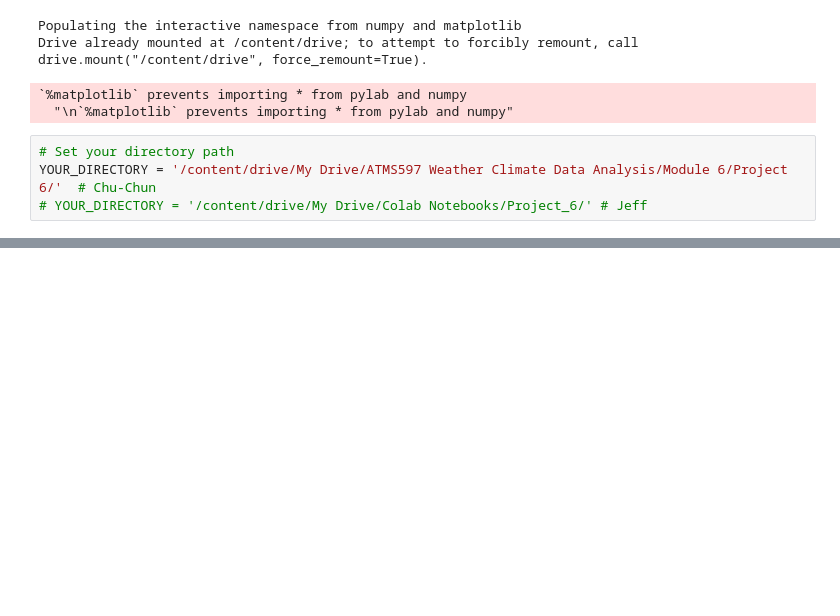
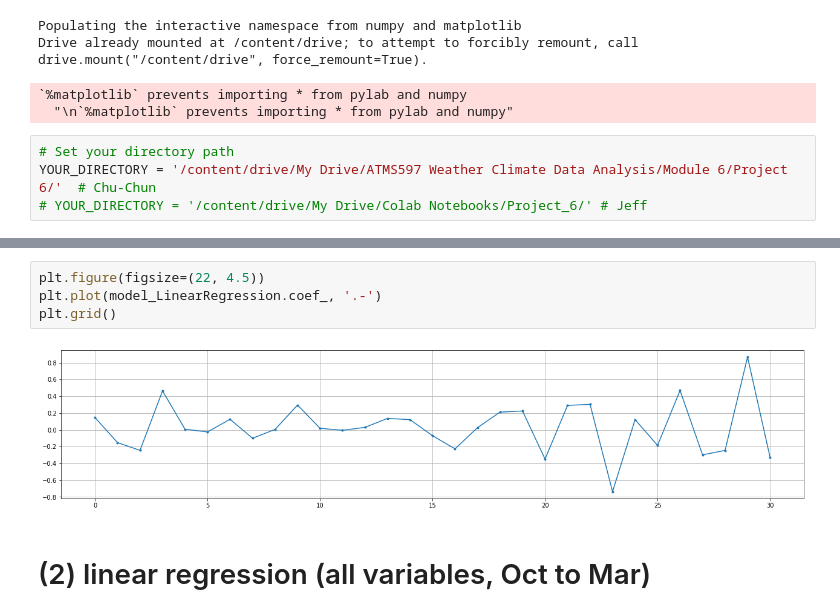
Before and after one commit to chuchun2/ATMS597-Project6-GroupB, a Jupyter notebook: ATMS597_Project6_GroupB_LinearRegression.ipynb, the cells around one changed output, grey strips where cells are left out. Cells and saved outputs as stored; diff of their text form; blank space fills up the shorter version.

```diff
--- a/ATMS597_Project6_GroupB_LinearRegression.ipynb
+++ b/ATMS597_Project6_GroupB_LinearRegression.ipynb
@@ -366,0 +92,8 @@ RMSE of linear regression model:  3.3651068535941673
+# %%
+plt.figure(figsize=(22, 4.5))
+plt.plot(model_LinearRegression.coef_, '.-')
+plt.grid()
+# %% [output]
+[figure, added]
+# %% [markdown]
+# (2) linear regression (all variables, Oct to Mar)
```
Also changed, not shown: parts of 45 cells of this notebook.
